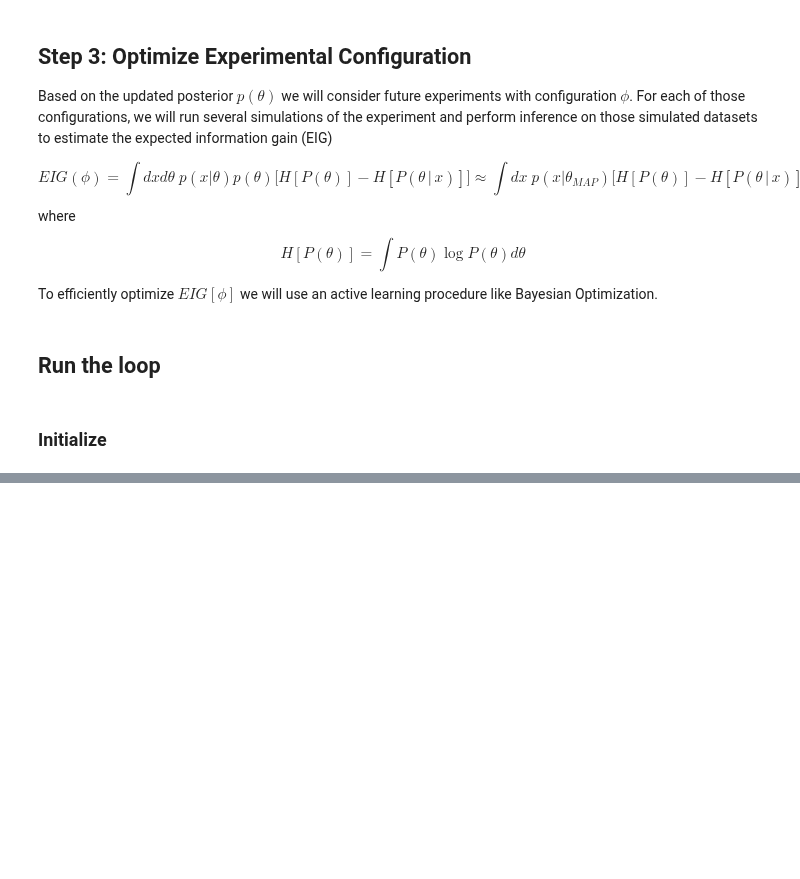
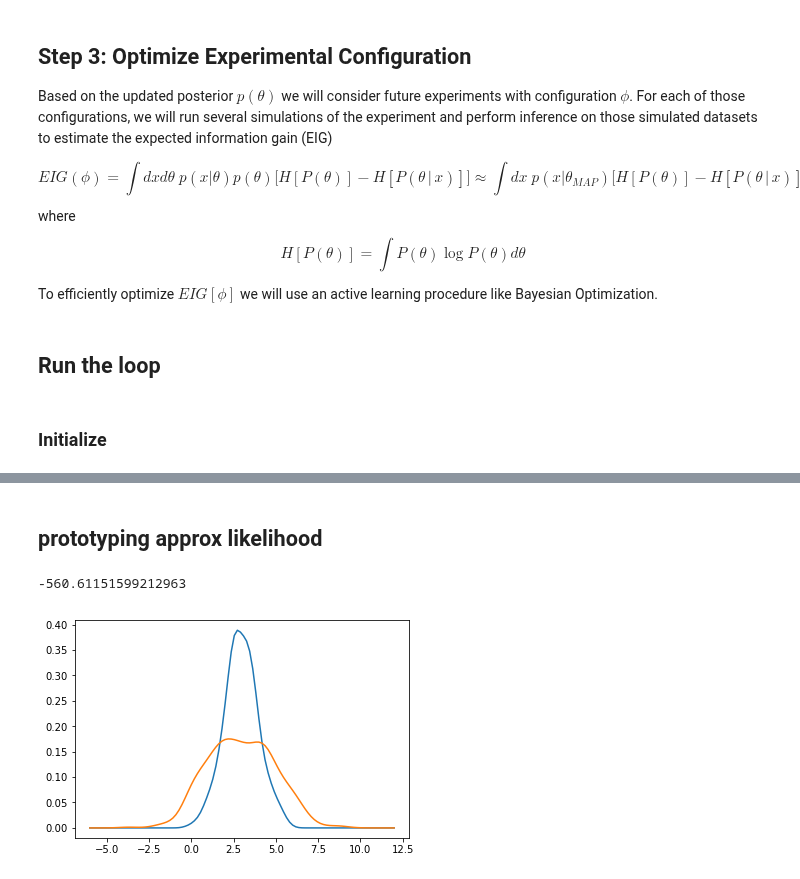
Before and after one commit to cranmer/active_sciencing, a Jupyter notebook: active_sciencing.ipynb, the cells around one changed output, grey strips where cells are left out. Cells and saved outputs as stored; diff of their text form; code cells hidden in the pictures; blank space fills up the shorter version.

```diff
--- a/active_sciencing.ipynb
+++ b/active_sciencing.ipynb
@@ -232,0 +242,20 @@ for n,prior in enumerate(prior_history):
+# %% [markdown]
+## prototyping approx likelihood
+# %%
+xrange = (3-9,3+3*3)
+xtest = np.linspace(xrange[0], xrange[1],100)
+
+simdata = simulator(theta=3,phi=1.5*np.pi,n_samples=500)
+approx_density = Distribution(name='approx density', range=xrange,samples=simdata)
+density = approx_density.pdf(xtest)
+plt.plot(xtest,density)
+np.sum(np.log(density))
+
+simdata = simulator(theta=3,phi=0,n_samples=500)
+approx_density = Distribution(name='approx density', range=xrange,samples=simdata)
+density = approx_density.pdf(xtest)
+plt.plot(xtest,density)
+np.sum(np.log(density))
+# %% [output]
+-560.61151599212963
+[figure, added]
```
Also changed, not shown: parts of 4 cells of this notebook.
